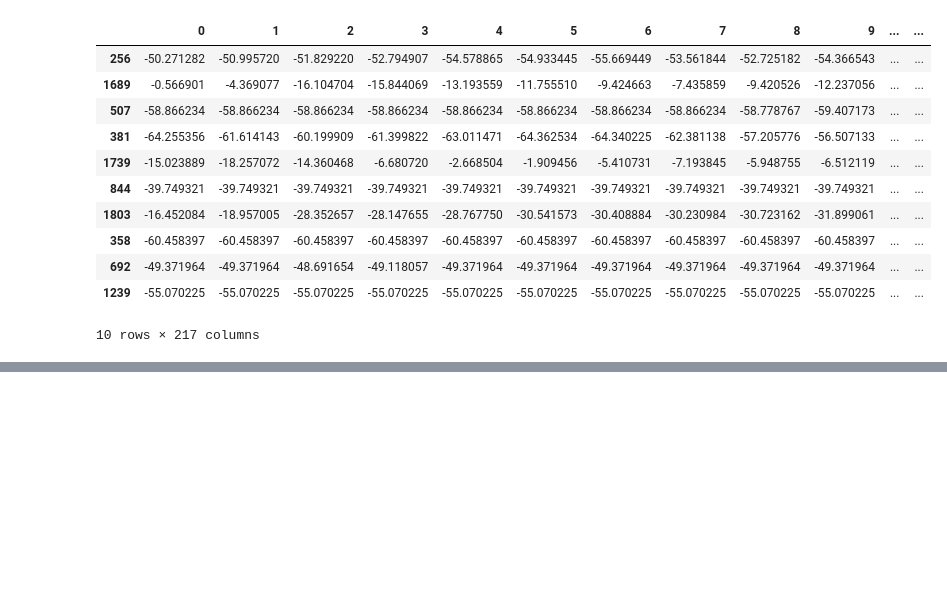
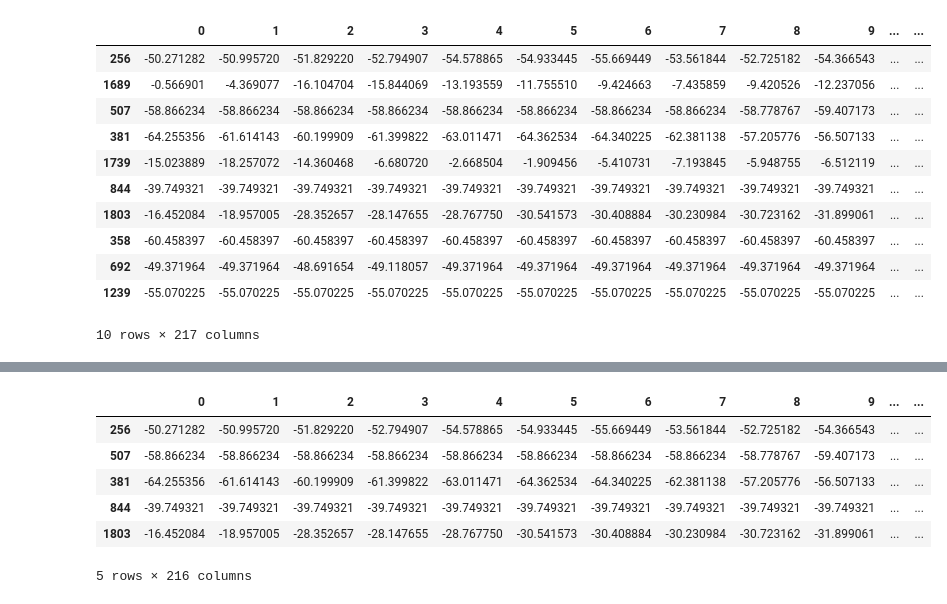
Before and after one commit to gautamgupta1322/Emotion-Detection-and-Analysis-through-Audio, a Jupyter notebook: draft_1.ipynb, the cells around one changed output, grey strips where cells are left out. Drawn from its saved outputs; the diff is of its cells as text; code cells hidden in the pictures; blank space fills up the shorter version.

```diff
--- a/draft_1.ipynb
+++ b/draft_1.ipynb
@@ -305,0 +308,4 @@ rnewdf=rnewdf.fillna(0)
+# %%
+newdf1 = np.random.rand(len(rnewdf)) < 0.8
+train = rnewdf[newdf1]
+test = rnewdf[~newdf1]
@@ -305,0 +333,12 @@ rnewdf=rnewdf.fillna(0)
+# %%
+trainfeatures = train.iloc[:, :-1]
+# %%
+trainfeatures.head()
+# %% [output]
+|  | 0 | 1 | 2 | 3 | 4 | 5 | 6 | 7 | 8 | 9 | ... | ... |
+| 256 | -50.271282 | -50.995720 | -51.829220 | -52.794907 | -54.578865 | -54.933445 | -55.669449 | -53.561844 | -52.725182 | -54.366543 | ... | ... |
+| 507 | -58.866234 | -58.866234 | -58.866234 | -58.866234 | -58.866234 | -58.866234 | -58.866234 | -58.866234 | -58.778767 | -59.407173 | ... | ... |
+| 381 | -64.255356 | -61.614143 | -60.199909 | -61.399822 | -63.011471 | -64.362534 | -64.340225 | -62.381138 | -57.205776 | -56.507133 | ... | ... |
+| 844 | -39.749321 | -39.749321 | -39.749321 | -39.749321 | -39.749321 | -39.749321 | -39.749321 | -39.749321 | -39.749321 | -39.749321 | ... | ... |
+| 1803 | -16.452084 | -18.957005 | -28.352657 | -28.147655 | -28.767750 | -30.541573 | -30.408884 | -30.230984 | -30.723162 | -31.899061 | ... | ... |
+5 rows × 216 columns
```
Also changed, not shown: parts of 42 cells of this notebook.
